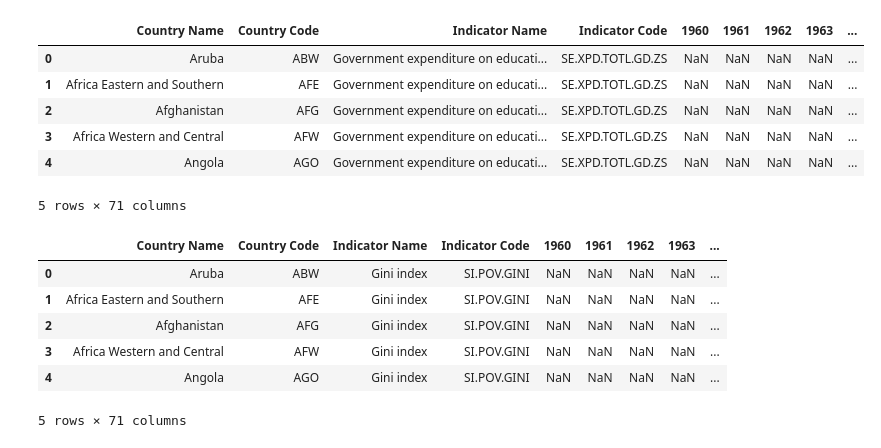
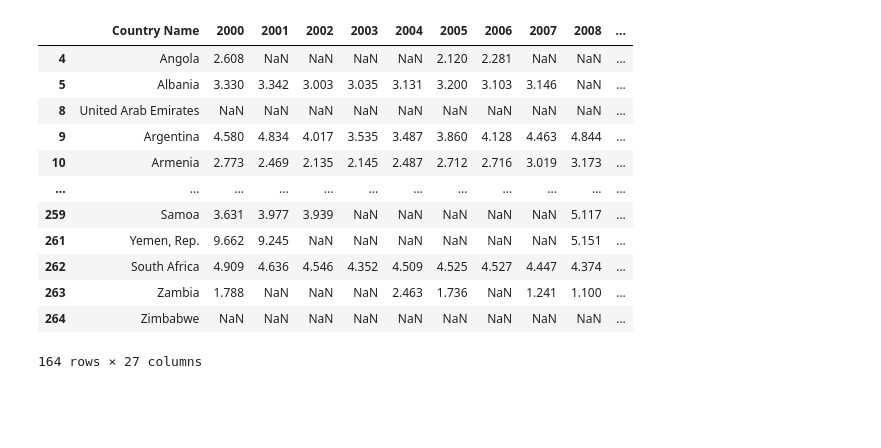
Before and after one commit to agrawalarya523-code/governance-inequality-analysis, a Jupyter notebook: notebooks/data-cleaning.ipynb, the cells around one changed output. Drawn from its saved outputs; the diff is of its cells as text; code cells hidden in the pictures; blank space fills up the shorter version.

```diff
--- a/notebooks/data-cleaning.ipynb
+++ b/notebooks/data-cleaning.ipynb
@@ -7,8 +7,33 @@ BASE_DIR = "/Users/aryaagrawal/Coding/Projects/econ-analysis-project/data"
 education_spend_df = pd.read_csv(
     f"{BASE_DIR}/education-spend/country-education-spend.csv",
     skiprows = 4
-)
+).drop(columns=["Indicator Name", "Indicator Code", "Country Code", "Unnamed: 70"])
+
 gini_df = pd.read_csv(
     f"{BASE_DIR}/GINI-index/country-GINI-index.csv",
     skiprows = 4
-)
+).drop(columns=["Indicator Name", "Indicator Code", "Country Code", "Unnamed: 70"])
+# %%
+cols_to_drop = [col for col in gini_df.columns if str(col).strip().isdigit() and int(col) < 2000]
+gini_df = gini_df.drop(columns=cols_to_drop)
+education_spend_df = education_spend_df.drop(columns=cols_to_drop)
+# %%
+gini_df.sort_values("Country Name")
+education_spend_df.sort_values("Country Name")
+
+number_of_rows_gini = list(gini_df.shape)
+empty_mask = gini_df.loc[:, gini_df.columns[1:]].apply(
+    lambda col: col.astype(str).str.strip().isin(["", "nan", "None"]) | col.isna()
+).all(axis=1)
+
+gini_df = gini_df[~empty_mask]
+education_spend_df = education_spend_df[~empty_mask]
+
+empty_mask_2 = education_spend_df.loc[:, education_spend_df.columns[1:]].apply(
+    lambda col: col.astype(str).str.strip().isin(["", "nan", "None"]) | col.isna()
+).all(axis=1)
+
+gini_df = gini_df[~empty_mask_2]
+education_spend_df = education_spend_df[~empty_mask_2]
+
+gini_df
@@ -14,0 +54,6 @@ gini_df = pd.read_csv(
+# %%
+year_cols_numeric = [c for c in gini_df.columns if c != "Country Name"]
+gini_df[year_cols_numeric] = gini_df[year_cols_numeric].round(3)
+education_spend_df[year_cols_numeric] = education_spend_df[year_cols_numeric].round(3)
+
+education_spend_df
@@ -15,20 +74,16 @@ gini_df = pd.read_csv(
 # %%
-education_spend_df.head()
+education_spend_df
 # %% [output]
-|  | Country Name | Country Code | Indicator Name | Indicator Code | 1960 | 1961 | 1962 | 1963 | ... |
-| 0 | Aruba | ABW | Government expenditure on educati... | SE.XPD.TOTL.GD.ZS | NaN | NaN | NaN | NaN | ... |
-| 1 | Africa Eastern and Southern | AFE | Government expenditure on educati... | SE.XPD.TOTL.GD.ZS | NaN | NaN | NaN | NaN | ... |
-| 2 | Afghanistan | AFG | Government expenditure on educati... | SE.XPD.TOTL.GD.ZS | NaN | NaN | NaN | NaN | ... |
-| 3 | Africa Western and Central | AFW | Government expenditure on educati... | SE.XPD.TOTL.GD.ZS | NaN | NaN | NaN | NaN | ... |
-| 4 | Angola | AGO | Government expenditure on educati... | SE.XPD.TOTL.GD.ZS | NaN | NaN | NaN | NaN | ... |
+|  | Country Name | 2000 | 2001 | 2002 | 2003 | 2004 | 2005 | 2006 | 2007 | 2008 | ... |
+| 4 | Angola | 2.608 | NaN | NaN | NaN | NaN | 2.120 | 2.281 | NaN | NaN | ... |
+| 5 | Albania | 3.330 | 3.342 | 3.003 | 3.035 | 3.131 | 3.200 | 3.103 | 3.146 | NaN | ... |
+| 8 | United Arab Emirates | NaN | NaN | NaN | NaN | NaN | NaN | NaN | NaN | NaN | ... |
+| 9 | Argentina | 4.580 | 4.834 | 4.017 | 3.535 | 3.487 | 3.860 | 4.128 | 4.463 | 4.844 | ... |
+| 10 | Armenia | 2.773 | 2.469 | 2.135 | 2.145 | 2.487 | 2.712 | 2.716 | 3.019 | 3.173 | ... |
+| ... | ... | ... | ... | ... | ... | ... | ... | ... | ... | ... | ... |
+| 259 | Samoa | 3.631 | 3.977 | 3.939 | NaN | NaN | NaN | NaN | NaN | 5.117 | ... |
+| 261 | Yemen, Rep. | 9.662 | 9.245 | NaN | NaN | NaN | NaN | NaN | NaN | 5.151 | ... |
+| 262 | South Africa | 4.909 | 4.636 | 4.546 | 4.352 | 4.509 | 4.525 | 4.527 | 4.447 | 4.374 | ... |
+| 263 | Zambia | 1.788 | NaN | NaN | NaN | 2.463 | 1.736 | NaN | 1.241 | 1.100 | ... |
+| 264 | Zimbabwe | NaN | NaN | NaN | NaN | NaN | NaN | NaN | NaN | NaN | ... |
-5 rows × 71 columns
+164 rows × 27 columns
-# %%
-gini_df.head()
-# %% [output]
-|  | Country Name | Country Code | Indicator Name | Indicator Code | 1960 | 1961 | 1962 | 1963 | ... |
-| 0 | Aruba | ABW | Gini index | SI.POV.GINI | NaN | NaN | NaN | NaN | ... |
-| 1 | Africa Eastern and Southern | AFE | Gini index | SI.POV.GINI | NaN | NaN | NaN | NaN | ... |
-| 2 | Afghanistan | AFG | Gini index | SI.POV.GINI | NaN | NaN | NaN | NaN | ... |
-| 3 | Africa Western and Central | AFW | Gini index | SI.POV.GINI | NaN | NaN | NaN | NaN | ... |
-| 4 | Angola | AGO | Gini index | SI.POV.GINI | NaN | NaN | NaN | NaN | ... |
-5 rows × 71 columns
```
Also changed, not shown: parts of 3 cells of this notebook, 2 other files.
